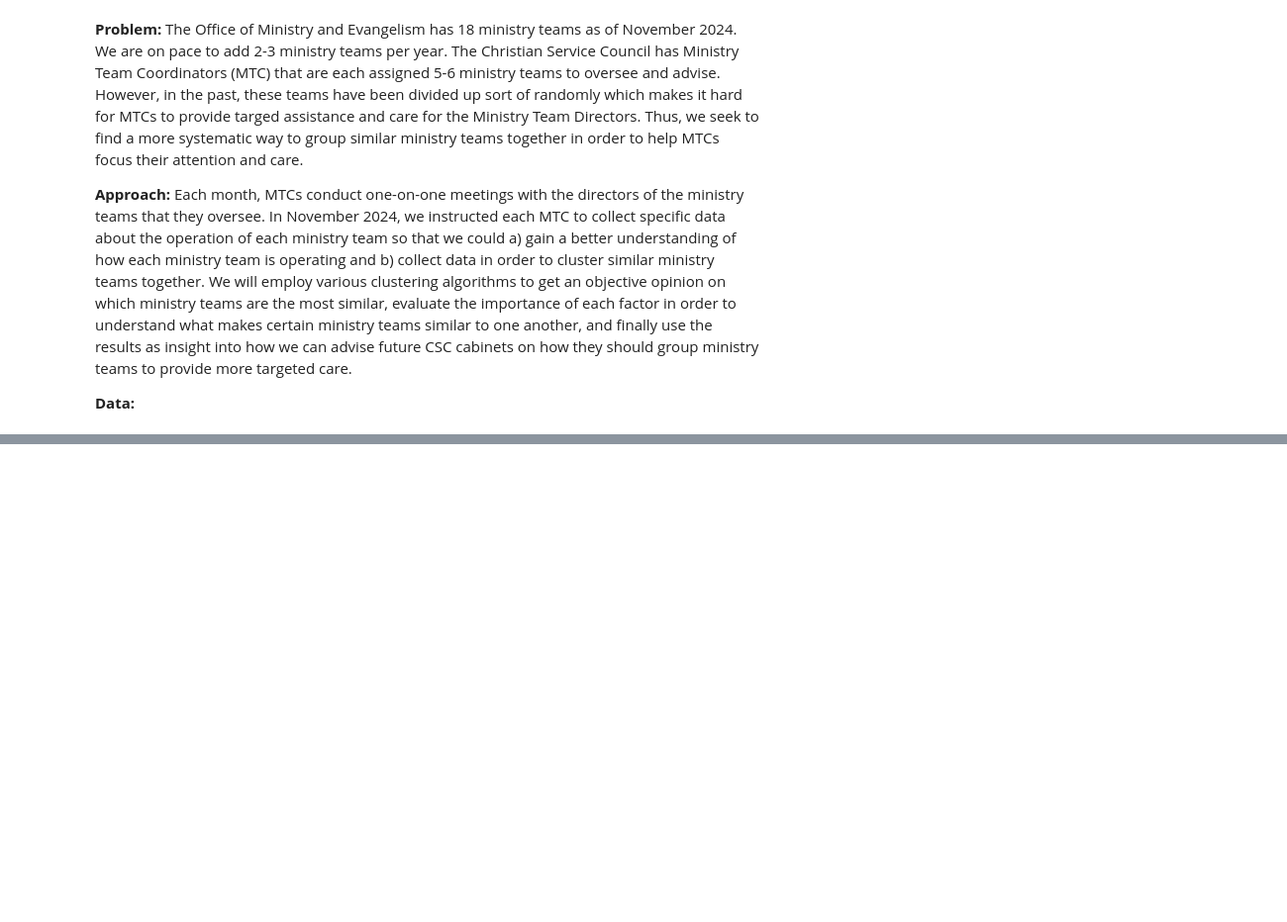
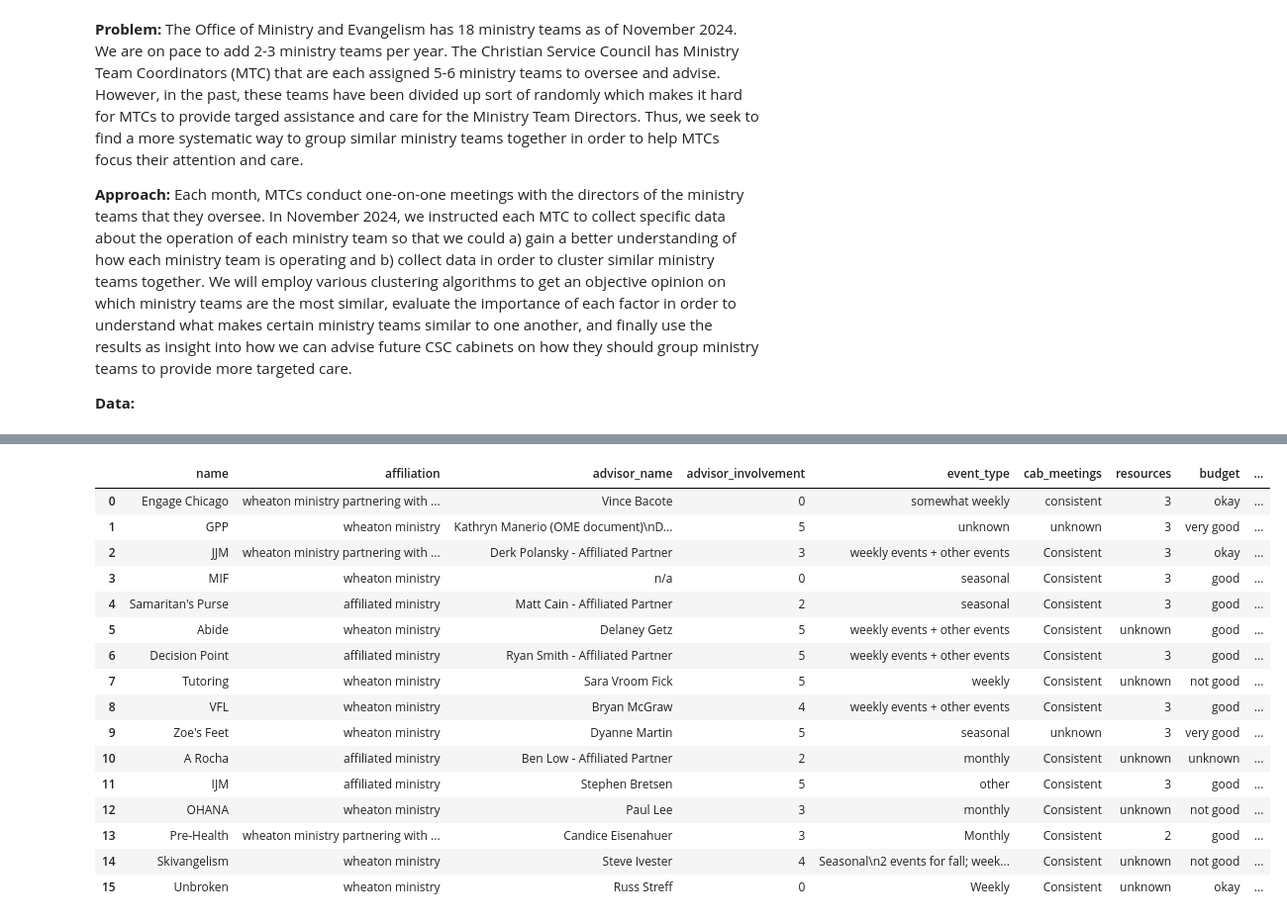
Before and after one commit to joshwinnes11/Ministry-Team-Clustering, a Jupyter notebook: mt_clustering.ipynb, the cells around one changed output, grey strips where cells are left out. Shown at 99% size. Cells and saved outputs as stored; diff of their text form; code cells hidden in the pictures; blank space fills up the shorter version.

```diff
--- a/mt_clustering.ipynb
+++ b/mt_clustering.ipynb
@@ -17,0 +246,33 @@ from sklearn import metrics
+# %%
+from sklearn.preprocessing import OneHotEncoder, StandardScaler
+
+categorical_columns = ['name', 'affiliation', 'advisor_name', 'event_type', 'cab_meetings', 'budget','resources', 'charter_alignment', 'target_audience']
+df_encoded = pd.get_dummies(df, columns=categorical_columns, drop_first=True)
+
+scaler = StandardScaler()
+df_normalized = pd.DataFrame(scaler.fit_transform(df_encoded), columns=df_encoded.columns)
+
+kmeans = KMeans(n_clusters=4, random_state=11)
+kmeans.fit(df_normalized)
+
+df['Cluster'] = kmeans.labels_
+# %%
+df
+# %% [output]
+|  | name | affiliation | advisor_name | advisor_involvement | event_type | cab_meetings | resources | budget | ... |
+| 0 | Engage Chicago | wheaton ministry partnering with ... | Vince Bacote | 0 | somewhat weekly | consistent | 3 | okay | ... |
+| 1 | GPP | wheaton ministry | Kathryn Manerio (OME document)\nD... | 5 | unknown | unknown | 3 | very good | ... |
+| 2 | JJM | wheaton ministry partnering with ... | Derk Polansky - Affiliated Partner | 3 | weekly events + other events | Consistent | 3 | okay | ... |
+| 3 | MIF | wheaton ministry | n/a | 0 | seasonal | Consistent | 3 | good | ... |
+| 4 | Samaritan's Purse | affiliated ministry | Matt Cain - Affiliated Partner | 2 | seasonal | Consistent | 3 | good | ... |
+| 5 | Abide | wheaton ministry | Delaney Getz | 5 | weekly events + other events | Consistent | unknown | good | ... |
+| 6 | Decision Point | affiliated ministry | Ryan Smith - Affiliated Partner | 5 | weekly events + other events | Consistent | 3 | good | ... |
+| 7 | Tutoring | wheaton ministry | Sara Vroom Fick | 5 | weekly | Consistent | unknown | not good | ... |
+| 8 | VFL | wheaton ministry | Bryan McGraw | 4 | weekly events + other events | Consistent | 3 | good | ... |
+| 9 | Zoe's Feet | wheaton ministry | Dyanne Martin | 5 | seasonal | unknown | 3 | very good | ... |
+| 10 | A Rocha | affiliated ministry | Ben Low - Affiliated Partner | 2 | monthly | Consistent | unknown | unknown | ... |
+| 11 | IJM | affiliated ministry | Stephen Bretsen | 5 | other | Consistent | 3 | good | ... |
+| 12 | OHANA | wheaton ministry | Paul Lee | 3 | monthly | Consistent | unknown | not good | ... |
+| 13 | Pre-Health | wheaton ministry partnering with ... | Candice Eisenahuer | 3 | Monthly | Consistent | 2 | good | ... |
+| 14 | Skivangelism | wheaton ministry | Steve Ivester | 4 | Seasonal\n2 events for fall; week... | Consistent | unknown | not good | ... |
+| 15 | Unbroken | wheaton ministry | Russ Streff | 0 | Weekly | Consistent | unknown | okay | ... |
```
Also changed, not shown: parts of 19 cells of this notebook.
